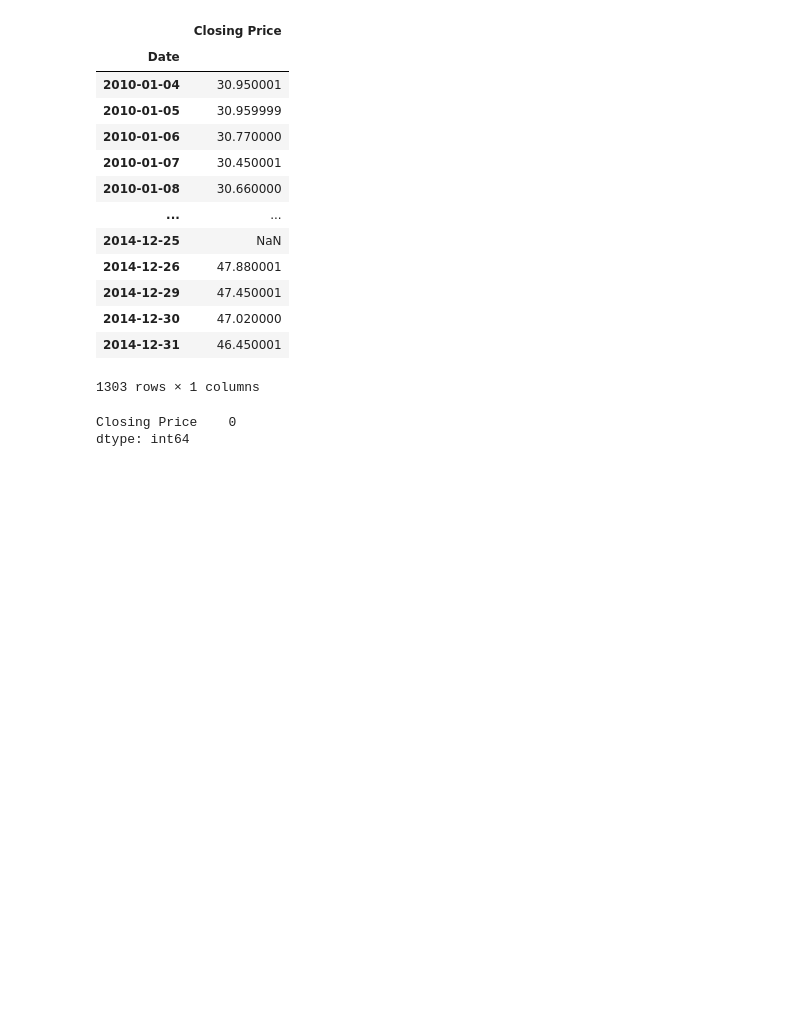
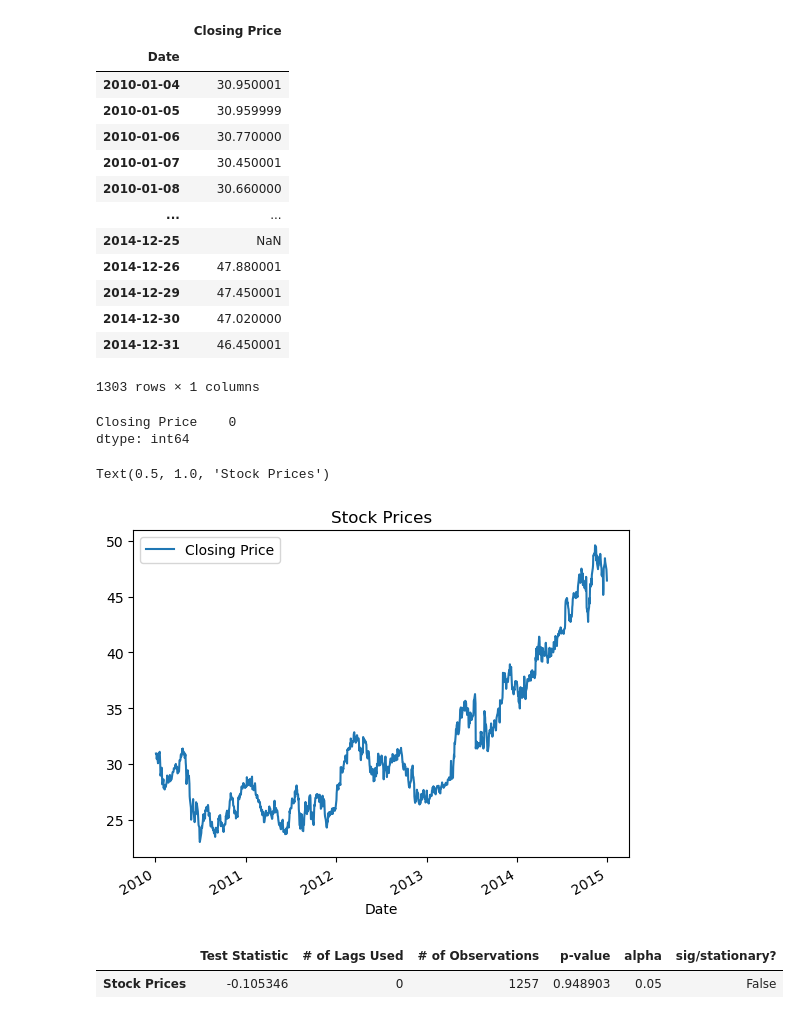
Before and after one commit to sof2401/Data-Visualization, a Jupyter notebook: Time Series EDA (Practice).ipynb, the cells around one changed output. Cells and saved outputs as stored; diff of their text form; code cells hidden in the pictures; blank space fills up the shorter version.

```diff
--- a/Time Series EDA (Practice).ipynb
+++ b/Time Series EDA (Practice).ipynb
@@ -66,3 +66,11 @@ df.isna().sum()
 # %% [output]
 Closing Price    0
 dtype: int64
+# %%
+#3) Visualize the time series.
+
+ax= df.plot()
+ax.set_title('Stock Prices')
+# %% [output]
+Text(0.5, 1.0, 'Stock Prices')
+[figure, added]
@@ -68,0 +95,6 @@ dtype: int64
+# %%
+adfuller_results = get_adfuller_results(df, label='Stock Prices')
+adfuller_results
+# %% [output]
+|  | Test Statistic | # of Lags Used | # of Observations | p-value | alpha | sig/stationary? |
+| Stock Prices | -0.105346 | 0 | 1257 | 0.948903 | 0.05 | False |
```
Also changed, not shown: parts of 3 cells of this notebook.
